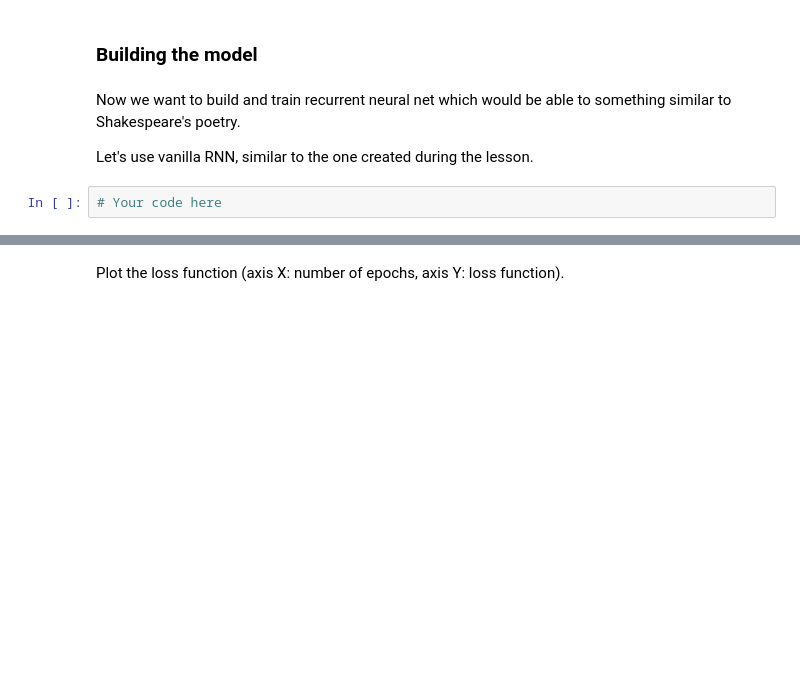
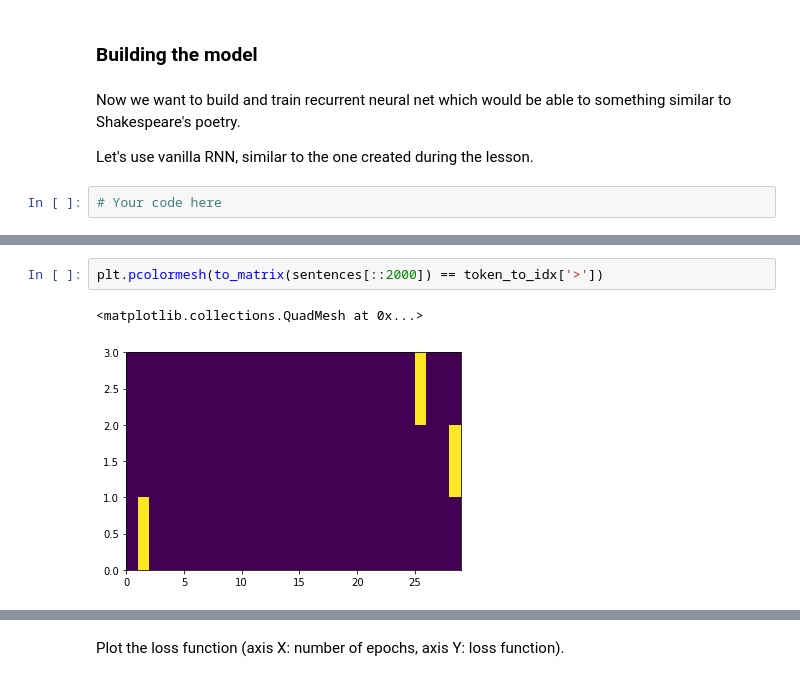
Before and after one commit to NikOrlov/ml_made, a Jupyter notebook: LAB02/Lab2_DL_part3_poetry.ipynb, the cells around one changed output, grey strips where cells are left out. Drawn from its saved outputs; the diff is of its cells as text; blank space fills up the shorter version.

```diff
--- a/LAB02/Lab2_DL_part3_poetry.ipynb
+++ b/LAB02/Lab2_DL_part3_poetry.ipynb
@@ -136,0 +207,5 @@ Let's use vanilla RNN, similar to the one created during the lesson.
+# %%
+plt.pcolormesh(to_matrix(sentences[::2000]) == token_to_idx['>'])
+# %% [output]
+<matplotlib.collections.QuadMesh at 0x...>
+[figure, added]
```
Also changed, not shown: parts of 28 cells of this notebook.
